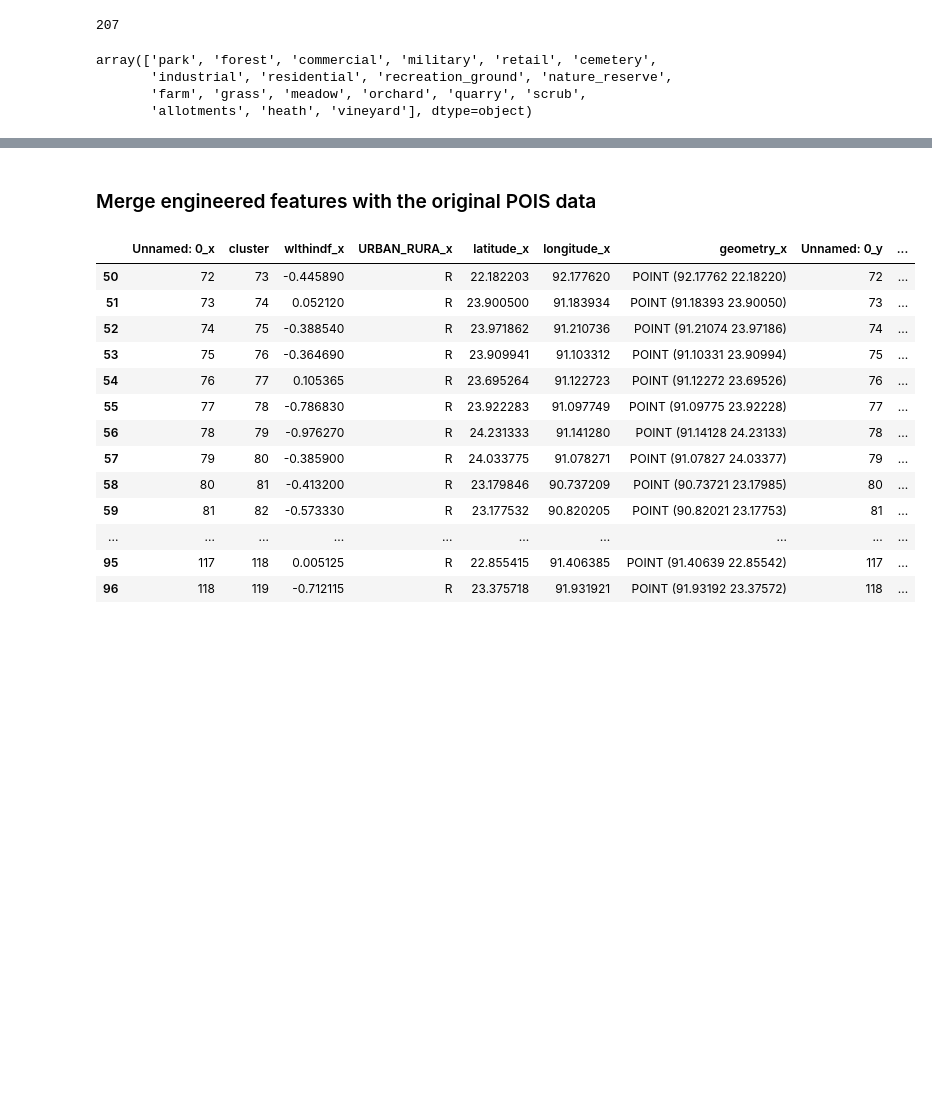
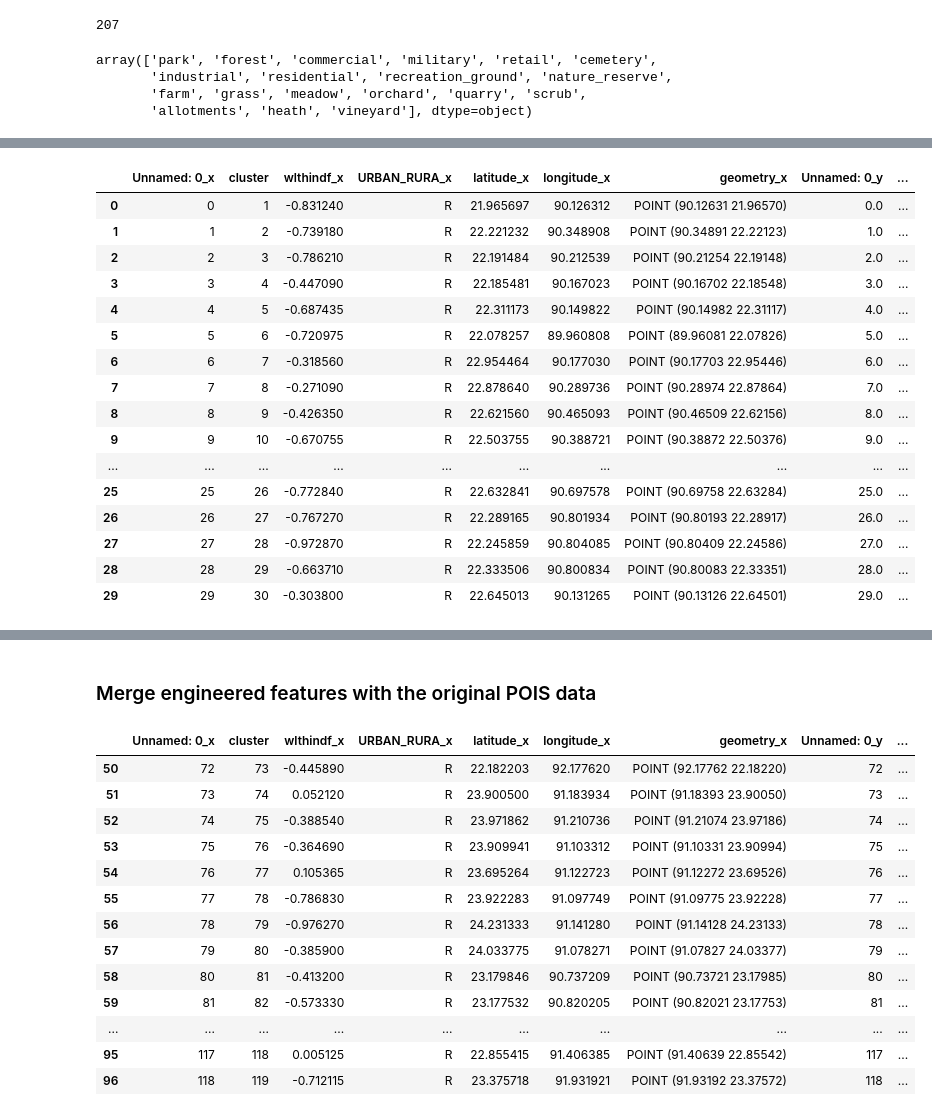
Before and after one commit to huydang90/Mapping-Poverty-With-Satellite-Images, a Jupyter notebook: Code/1. OSM Prep - Extract Landuse Features.ipynb, the cells around one changed output, grey strips where cells are left out. Saved outputs shown, nothing was run; the diff lists cells and outputs as text; code cells hidden in the pictures; blank space fills up the shorter version.

```diff
--- a/Code/1. OSM Prep - Extract Landuse Features.ipynb
+++ b/Code/1. OSM Prep - Extract Landuse Features.ipynb
@@ -150,0 +167,16 @@ array(['park', 'forest', 'commercial', 'military', 'retail', 'cemetery',
+# %%
+landuse_area_total_list = np.asarray(landuse_area_total_list)
+landuse_area_mean_list = np.asarray(landuse_area_mean_list)
+landuse_area_pct_list = np.asarray(landuse_area_pct_list)
+clusters_rural[f"Landuse total"] = landuse_area_total_list
+clusters_rural[f"Landuse mean"] = landuse_area_mean_list
+clusters_rural[f"Landuse proportion"] = landuse_area_pct_list
+# %%
+import pickle
+with open('clusters_rural_landuse', 'wb') as fp:
+    pickle.dump(clusters_rural, fp)
+
+with open('clusters_rural_landuse', 'rb') as fp:
+  clusters_rural_landuse = pickle.load(fp)
+
+clusters_rural_landuse.head()
@@ -158,6 +200,10 @@ for i in range(len(landuse_type_name)):
 ##Engineer the total area of landuse feature for each types and append to rural dataframe
 
 for i in range(len(landuse_type)):
-  landuse_rural = landuse_within(rural_buffer, landuse_type[i])
-  landuse_rural = np.asarray(landuse_rural)
-  clusters_rural[f"Area of {landuse_type_name[i]}"] = landuse_rural
+  landuse_area_total_list, landuse_area_mean_list, landuse_area_pct_list = landuse_within(rural_buffer, landuse_type[i])
+  landuse_area_total_list = np.asarray(landuse_area_total_list)
+  landuse_area_mean_list = np.asarray(landuse_area_mean_list)
+  landuse_area_pct_list = np.asarray(landuse_area_pct_list)
+  clusters_rural_landuse[f"{landuse_type_name[i]} area total"] = landuse_area_total_list
+  clusters_rural_landuse[f"{landuse_type_name[i]} area mean"] = landuse_area_mean_list
+  clusters_rural_landuse[f"{landuse_type_name[i]} area proportion"] = landuse_area_pct_list
@@ -173,0 +210,8 @@ clusters_rural.tail()
+# %%
+with open('clusters_rural_landuse', 'wb') as fp:
+    pickle.dump(clusters_rural_landuse, fp)
+
+with open('clusters_rural_landuse', 'rb') as fp:
+  clusters_rural_landuse = pickle.load(fp)
+
+clusters_rural_landuse.head()
@@ -173,0 +294,21 @@ clusters_rural.tail()
+# %%
+merge_1 = pd.merge(clusters_df, clusters_rural_landuse, how = 'outer', on = 'cluster')
+merge_1.head(30)
+# %% [output]
+|  | Unnamed: 0_x | cluster | wlthindf_x | URBAN_RURA_x | latitude_x | longitude_x | geometry_x | Unnamed: 0_y | ... |
+| 0 | 0 | 1 | -0.831240 | R | 21.965697 | 90.126312 | POINT (90.12631 21.96570) | 0.0 | ... |
+| 1 | 1 | 2 | -0.739180 | R | 22.221232 | 90.348908 | POINT (90.34891 22.22123) | 1.0 | ... |
+| 2 | 2 | 3 | -0.786210 | R | 22.191484 | 90.212539 | POINT (90.21254 22.19148) | 2.0 | ... |
+| 3 | 3 | 4 | -0.447090 | R | 22.185481 | 90.167023 | POINT (90.16702 22.18548) | 3.0 | ... |
+| 4 | 4 | 5 | -0.687435 | R | 22.311173 | 90.149822 | POINT (90.14982 22.31117) | 4.0 | ... |
+| 5 | 5 | 6 | -0.720975 | R | 22.078257 | 89.960808 | POINT (89.96081 22.07826) | 5.0 | ... |
+| 6 | 6 | 7 | -0.318560 | R | 22.954464 | 90.177030 | POINT (90.17703 22.95446) | 6.0 | ... |
+| 7 | 7 | 8 | -0.271090 | R | 22.878640 | 90.289736 | POINT (90.28974 22.87864) | 7.0 | ... |
+| 8 | 8 | 9 | -0.426350 | R | 22.621560 | 90.465093 | POINT (90.46509 22.62156) | 8.0 | ... |
+| 9 | 9 | 10 | -0.670755 | R | 22.503755 | 90.388721 | POINT (90.38872 22.50376) | 9.0 | ... |
+| ... | ... | ... | ... | ... | ... | ... | ... | ... | ... |
+| 25 | 25 | 26 | -0.772840 | R | 22.632841 | 90.697578 | POINT (90.69758 22.63284) | 25.0 | ... |
+| 26 | 26 | 27 | -0.767270 | R | 22.289165 | 90.801934 | POINT (90.80193 22.28917) | 26.0 | ... |
+| 27 | 27 | 28 | -0.972870 | R | 22.245859 | 90.804085 | POINT (90.80409 22.24586) | 27.0 | ... |
+| 28 | 28 | 29 | -0.663710 | R | 22.333506 | 90.800834 | POINT (90.80083 22.33351) | 28.0 | ... |
+| 29 | 29 | 30 | -0.303800 | R | 22.645013 | 90.131265 | POINT (90.13126 22.64501) | 29.0 | ... |
```
Also changed, not shown: parts of 19 cells of this notebook, 10 other files.
